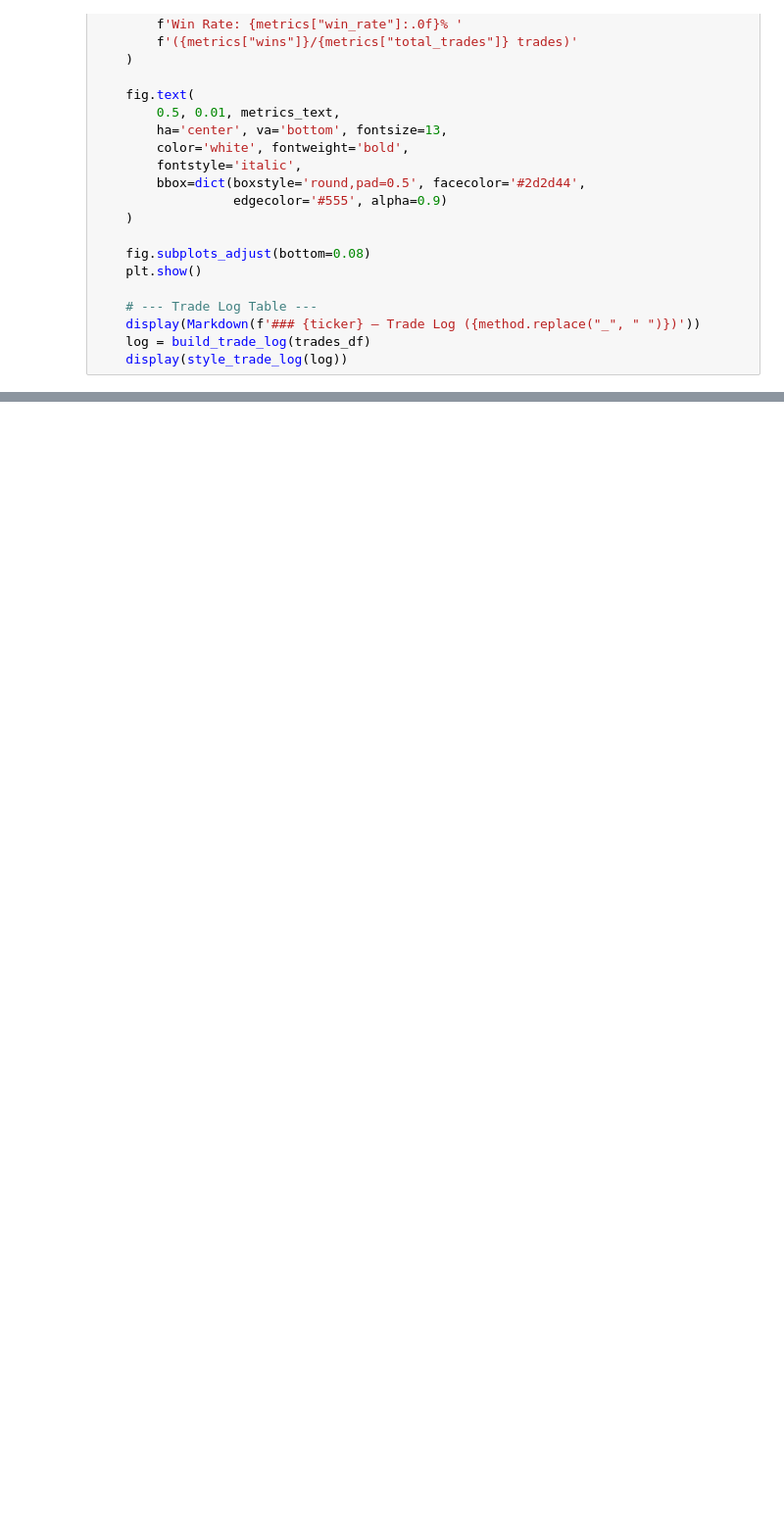
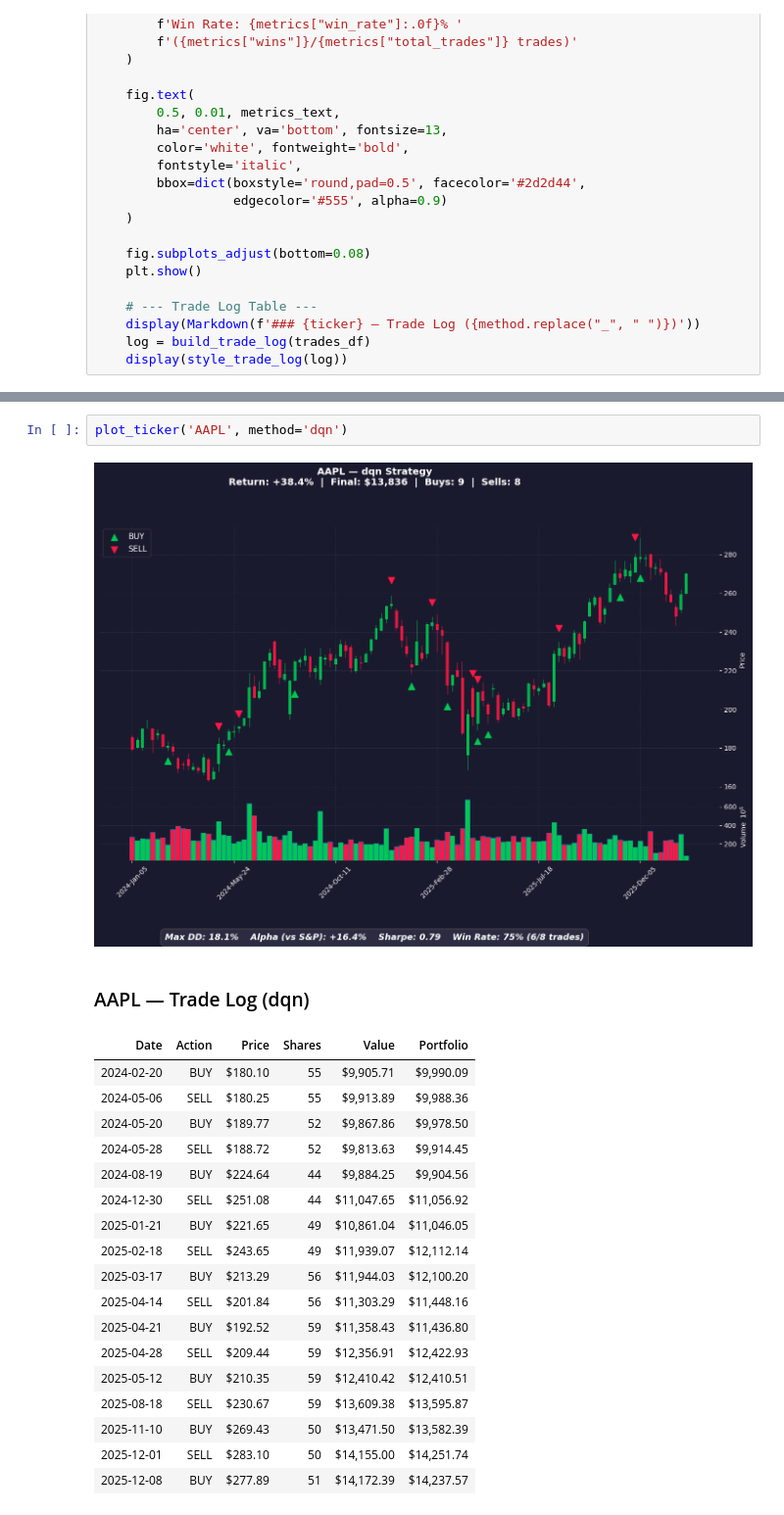
Before and after one commit to afifi-yusuf/IntelliTrade, a Jupyter notebook: backtest_analysis.ipynb, the cells around one changed output, grey strips where cells are left out. Shown at 98% size. Cells and saved outputs as stored; diff of their text form; blank space fills up the shorter version.

```diff
--- a/backtest_analysis.ipynb
+++ b/backtest_analysis.ipynb
@@ -368,0 +406,23 @@ plot_ticker('GOOGL', method='DQN')
+# %%
+plot_ticker('AAPL', method='dqn')
+# %% [output]
+[figure, added]
+### AAPL — Trade Log (dqn)
+| Date | Action | Price | Shares | Value | Portfolio |
+| 2024-02-20 | BUY | $180.10 | 55 | $9,905.71 | $9,990.09 |
+| 2024-05-06 | SELL | $180.25 | 55 | $9,913.89 | $9,988.36 |
+| 2024-05-20 | BUY | $189.77 | 52 | $9,867.86 | $9,978.50 |
+| 2024-05-28 | SELL | $188.72 | 52 | $9,813.63 | $9,914.45 |
+| 2024-08-19 | BUY | $224.64 | 44 | $9,884.25 | $9,904.56 |
+| 2024-12-30 | SELL | $251.08 | 44 | $11,047.65 | $11,056.92 |
+| 2025-01-21 | BUY | $221.65 | 49 | $10,861.04 | $11,046.05 |
+| 2025-02-18 | SELL | $243.65 | 49 | $11,939.07 | $12,112.14 |
+| 2025-03-17 | BUY | $213.29 | 56 | $11,944.03 | $12,100.20 |
+| 2025-04-14 | SELL | $201.84 | 56 | $11,303.29 | $11,448.16 |
+| 2025-04-21 | BUY | $192.52 | 59 | $11,358.43 | $11,436.80 |
+| 2025-04-28 | SELL | $209.44 | 59 | $12,356.91 | $12,422.93 |
+| 2025-05-12 | BUY | $210.35 | 59 | $12,410.42 | $12,410.51 |
+| 2025-08-18 | SELL | $230.67 | 59 | $13,609.38 | $13,595.87 |
+| 2025-11-10 | BUY | $269.43 | 50 | $13,471.50 | $13,582.39 |
+| 2025-12-01 | SELL | $283.10 | 50 | $14,155.00 | $14,251.74 |
+| 2025-12-08 | BUY | $277.89 | 51 | $14,172.39 | $14,237.57 |
```
Also changed, not shown: parts of 8 cells of this notebook, 49 other files.
